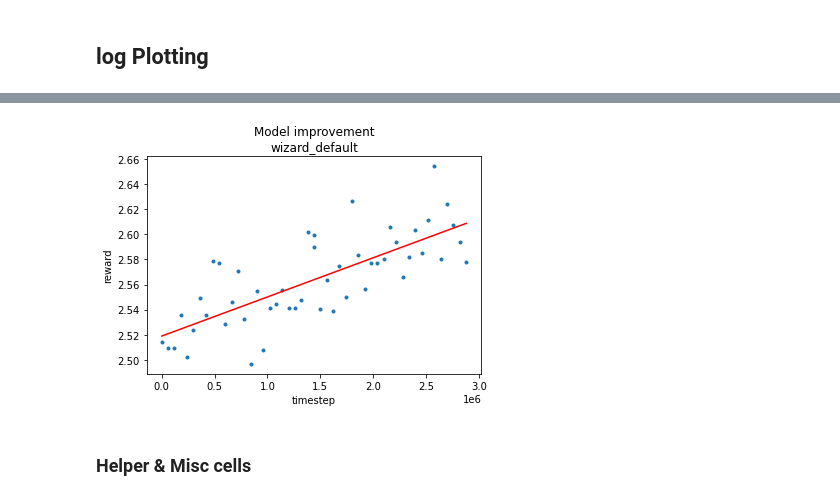
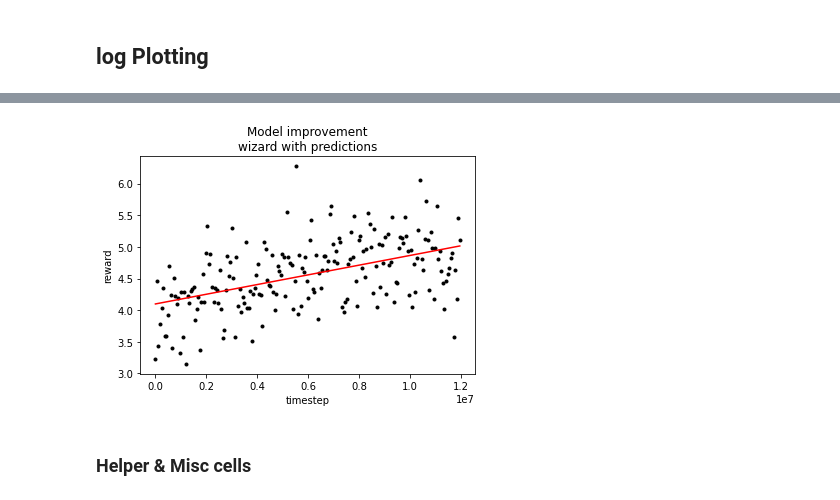
Before and after one commit to MagnusWagner/WizardNFSP, a Jupyter notebook: XGB_Model_Training_Notebook.ipynb, the cells around one changed output, grey strips where cells are left out. Cells and saved outputs as stored; diff of their text form; code cells hidden in the pictures.

```diff
--- a/XGB_Model_Training_Notebook.ipynb
+++ b/XGB_Model_Training_Notebook.ipynb
@@ -141,8 +153,7 @@ import matplotlib.pyplot as plt
 from sklearn import linear_model
 import numpy as np
 
-# PATH = "wizard_s_trickpreds_result_nfsp/"
-PATH = "wizard_nfsp_result/"
+PATH = 'experiments/'+'wizard_trickpreds'+'/'
 with open(PATH+"complete_log.txt") as f:
     lines = f.readlines()
 
@@ -164,36 +175,36 @@ for idx,timestep in enumerate(timesteps):
     if idx==0:
         add_timestep=0
     elif timestep==10:
         add_timestep=last_timestep
     # print(timestep,add_timestep)
     timesteps_transformed.append(timestep+add_timestep)
     last_timestep=timestep+add_timestep
 
 # #Linear Model
 reg = linear_model.LinearRegression()
 reg.fit(np.array(timesteps_transformed).reshape(-1, 1),rewards)
 fig, ax = plt.subplots(1)
-ax.plot(timesteps_transformed,rewards, ".")
+ax.plot(timesteps_transformed,rewards, ".",color="black")
 ax.plot(timesteps_transformed,timesteps_transformed*reg.coef_+reg.intercept_,"-",color="red")
-ax.set_title("Model improvement\nwizard_default")
+ax.set_title("Model improvement\nwizard with predictions")
 ax.set_xlabel("timestep")
 ax.set_ylabel("reward")
 plt.savefig(PATH+"model_improvement.png",facecolor="white")
 
 # # Logarithmic model
 # reg = linear_model.LinearRegression()
 # inputs=np.array(list(zip(timesteps_transformed,np.log(timesteps_transformed))))
 
 # reg.fit(inputs,np.array(rewards).reshape(len(rewards), 1))
 # fig, ax = plt.subplots(1)
 # ax.plot(timesteps_transformed,np.array(rewards).reshape(len(rewards), 1), ".")
 # ax.plot(timesteps_transformed,np.sum(inputs*reg.coef_,axis=1)+reg.intercept_,"-",color="red")
 # ax.set_title("Model improvement\nwizard most simple with trick predictions")
 # ax.set_xlabel("timestep")
 # ax.set_ylabel("reward")
 # plt.savefig(PATH+"model_improvement.png")
 # %% [output]
-[figure, old version]
+[figure, new version]
 # %% [markdown]
 ### Helper & Misc cells
 # %%
```
Also changed, not shown: parts of 1 cell of this notebook, 25 other files.
